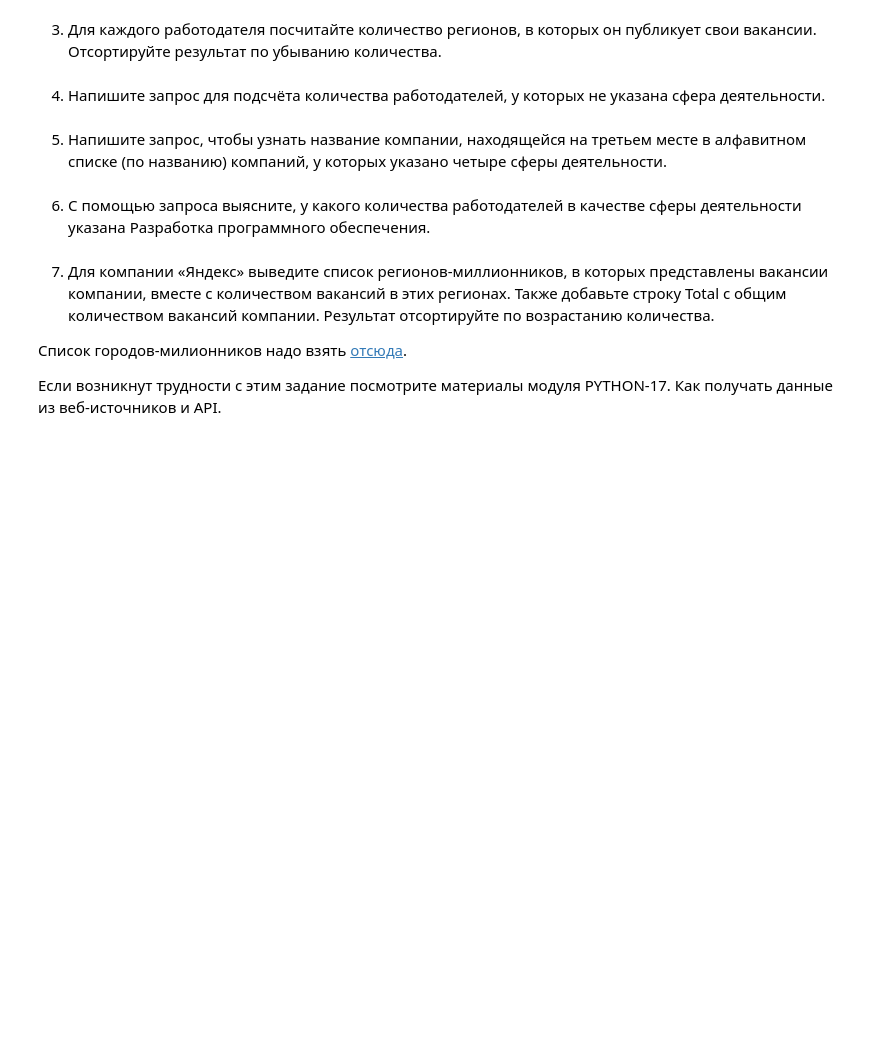
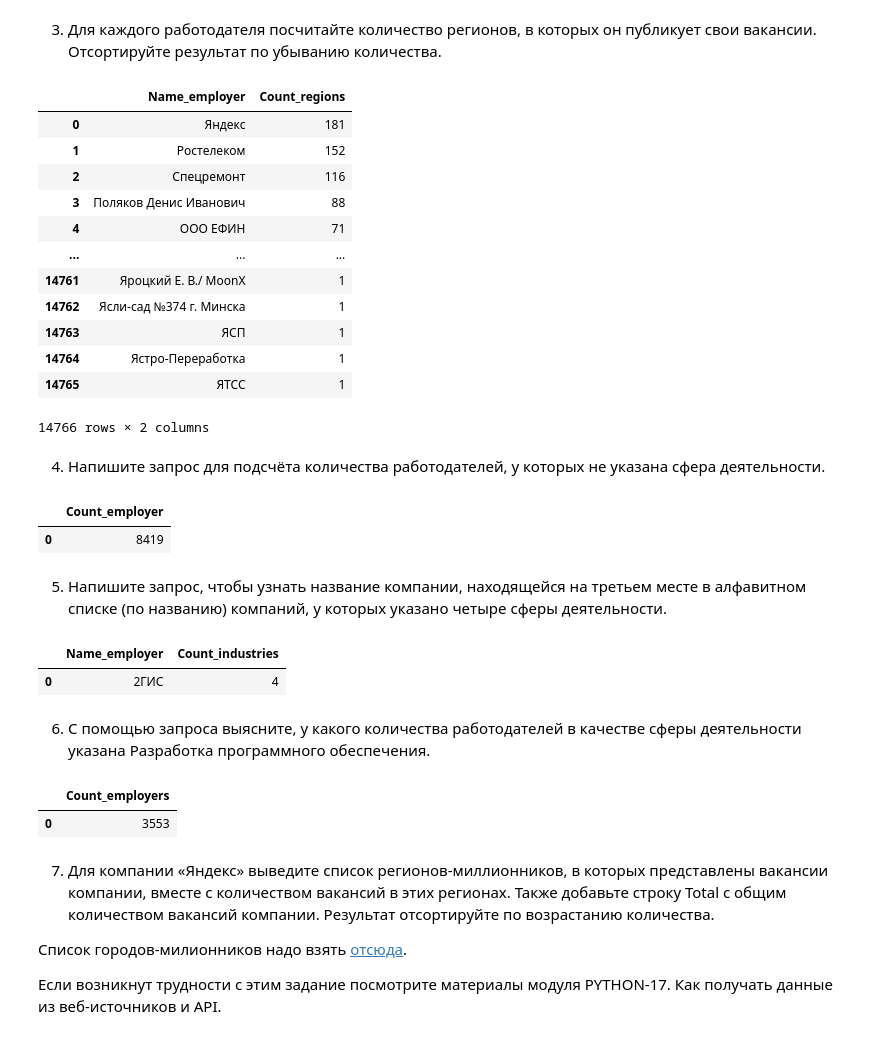
Before and after one commit to EvgeniiOvcharenko/Project_Data_Science, a Jupyter notebook: PROJECT-2. Анализ вакансий из HeadHunter/Project_2_Ноутбук_шаблон.ipynb, the cells around one changed output. Cells and saved outputs as stored; diff of their text form; code cells hidden in the pictures; blank space fills up the shorter version.

```diff
--- a/PROJECT-2. Анализ вакансий из HeadHunter/Project_2_Ноутбук_шаблон.ipynb
+++ b/PROJECT-2. Анализ вакансий из HeadHunter/Project_2_Ноутбук_шаблон.ipynb
@@ -253,8 +313,34 @@ df_experience
 3. Для каждого работодателя посчитайте количество регионов, в которых он публикует свои вакансии. Отсортируйте результат по убыванию количества.
 # %%
 # текст запроса
+query_5_3 = f'''
+SELECT
+    DISTINCT e.name as "Name_employer",
+    COUNT(DISTINCT v.area_id) as "Count_regions"
+FROM
+    employers e
+JOIN vacancies v ON e.id = v.employer_id
+GROUP BY e.name
+ORDER BY  COUNT(DISTINCT v.area_id) DESC
+'''
 # %%
 # результат запроса
+df_area_employers = pd.read_sql_query(query_5_3, connection)
+df_area_employers
+# %% [output]
+|  | Name_employer | Count_regions |
+| 0 | Яндекс | 181 |
+| 1 | Ростелеком | 152 |
+| 2 | Спецремонт | 116 |
+| 3 | Поляков Денис Иванович | 88 |
+| 4 | ООО ЕФИН | 71 |
+| ... | ... | ... |
+| 14761 | Яроцкий Е. В./ MoonX | 1 |
+| 14762 | Ясли-сад №374 г. Минска | 1 |
+| 14763 | ЯСП | 1 |
+| 14764 | Ястро-Переработка | 1 |
+| 14765 | ЯТСС | 1 |
+14766 rows × 2 columns
 # %% [markdown]
 4. Напишите запрос для подсчёта количества работодателей, у которых не указана сфера деятельности.
 # %%
@@ -262,5 +357,10 @@ df_experience
 # %%
 # результат запроса
+df_employers_industries = pd.read_sql_query(query_5_4, connection)
+df_employers_industries
+# %% [output]
+|  | Count_employer |
+| 0 | 8419 |
 # %% [markdown]
 5. Напишите запрос, чтобы узнать название компании, находящейся на третьем месте в алфавитном списке (по названию) компаний, у которых указано четыре сферы деятельности.
 # %%
@@ -268,5 +380,10 @@ df_experience
 # %%
 # результат запроса
+df_cnt_industries = pd.read_sql_query(query_5_5, connection)
+df_cnt_industries
+# %% [output]
+|  | Name_employer | Count_industries |
+| 0 | 2ГИС | 4 |
 # %% [markdown]
 6. С помощью запроса выясните, у какого количества работодателей в качестве сферы деятельности указана Разработка программного обеспечения.
 # %%
@@ -274,5 +399,10 @@ df_experience
 # %%
 # результат запроса
+df_employer_software_development = pd.read_sql_query(query_5_6, connection)
+df_employer_software_development
+# %% [output]
+|  | Count_employers |
+| 0 | 3553 |
 # %% [markdown]
 7. Для компании «Яндекс» выведите список регионов-миллионников, в которых представлены вакансии компании, вместе с количеством вакансий в этих регионах. Также добавьте строку Total с общим количеством вакансий компании. Результат отсортируйте по возрастанию количества.
 
```
Also changed, not shown: parts of 30 cells of this notebook.
